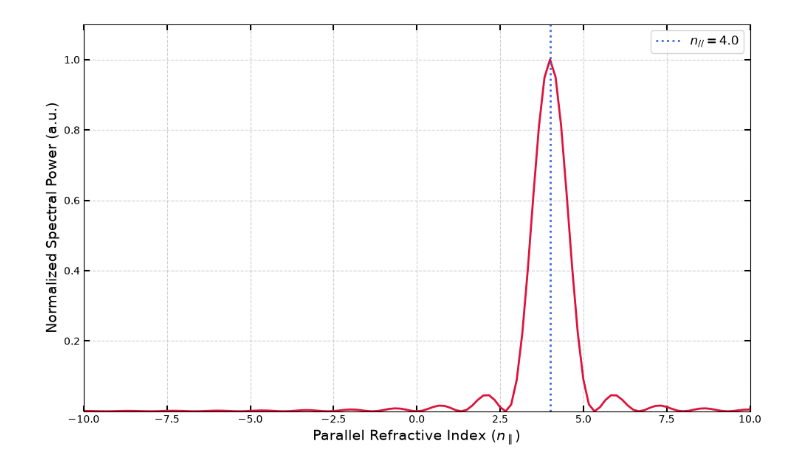
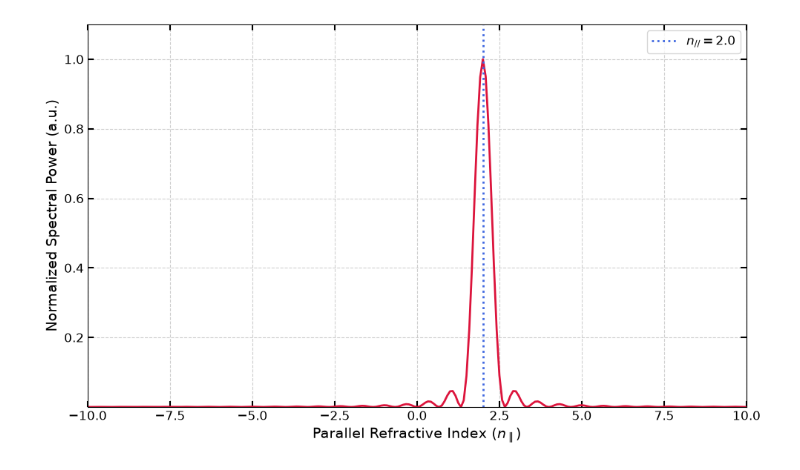
Before and after one commit to RemiBellon/LH_coupling_code_remi, a Jupyter notebook: 2D_Complete_Version/main.ipynb, the cells around one changed output. Saved outputs shown, nothing was run; the diff lists cells and outputs as text; code cells hidden in the pictures.

```diff
--- a/2D_Complete_Version/main.ipynb
+++ b/2D_Complete_Version/main.ipynb
@@ -12,7 +12,7 @@ import PP_Plot_and_Load as pp_plot   # post process load and plot = recover the
 
 import Antenna_Desc_n_Plot as antenna
 
-geom_mode = "2D" # "1D" or "2D"
+geom_mode = "1D" # "1D" or "2D"
 box_medium = "PLASMA" # "VACUUM" or "PLASMA"
 
 antenna_grill = None
@@ -94,9 +95,9 @@ no Full 2D
 # %%
 # Test n_para spectrum
 
-n_para_array, power_spectrum = pp_plot.plot_n_para_spectrum(mesh, GF_E_field, cfg, geom_mode, x_eval=0.015)
+n_para_array, power_spectrum = pp_plot.plot_n_para_spectrum(mesh, GF_E_field, cfg, geom_mode, x_eval=0.07)
 # %% [output]
-[figure, old version]
+[figure, new version]
 # %%
 import sweep_param_functions as spf
 
```
Also changed, not shown: parts of 15 cells of this notebook, 54 other files.
